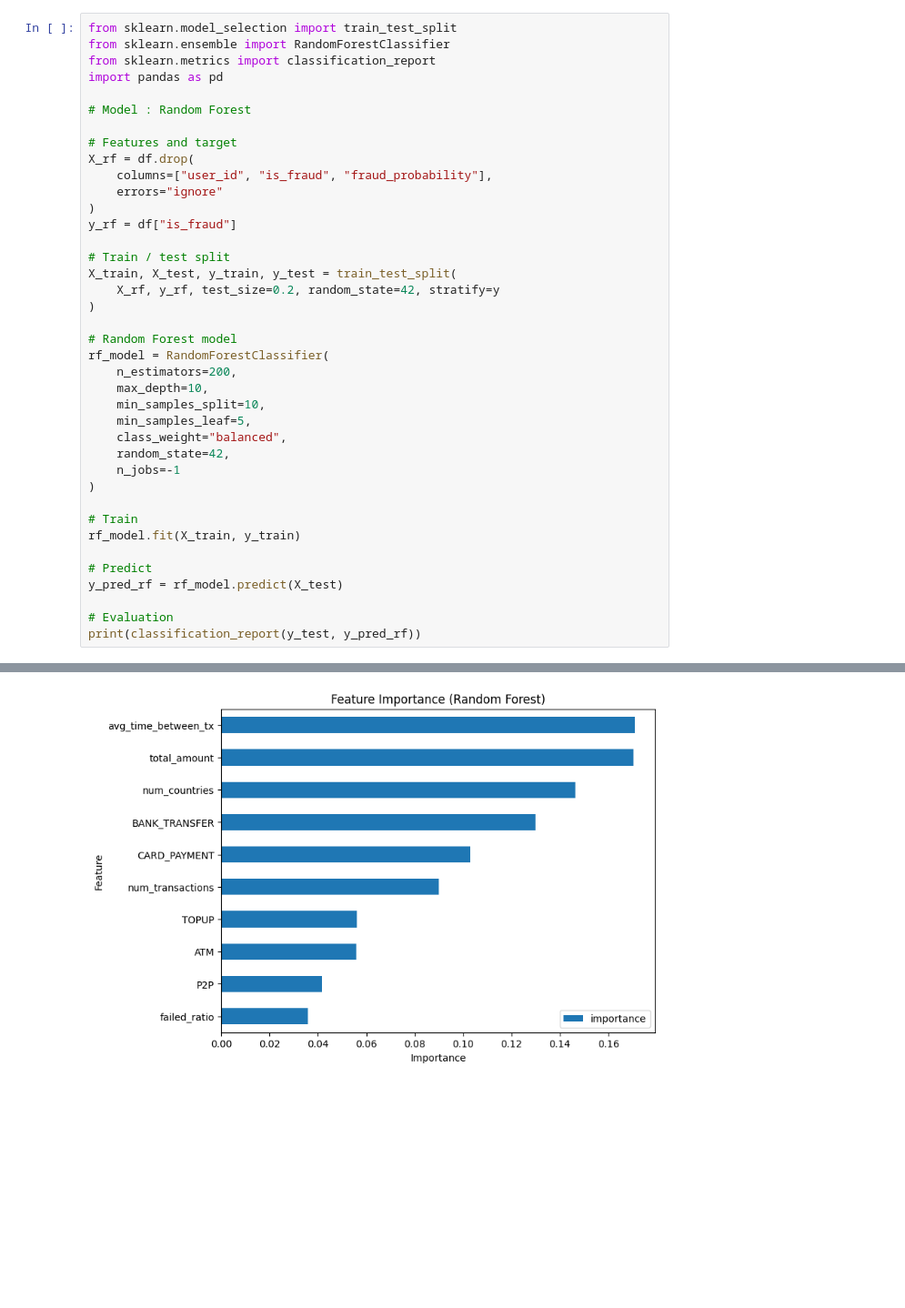
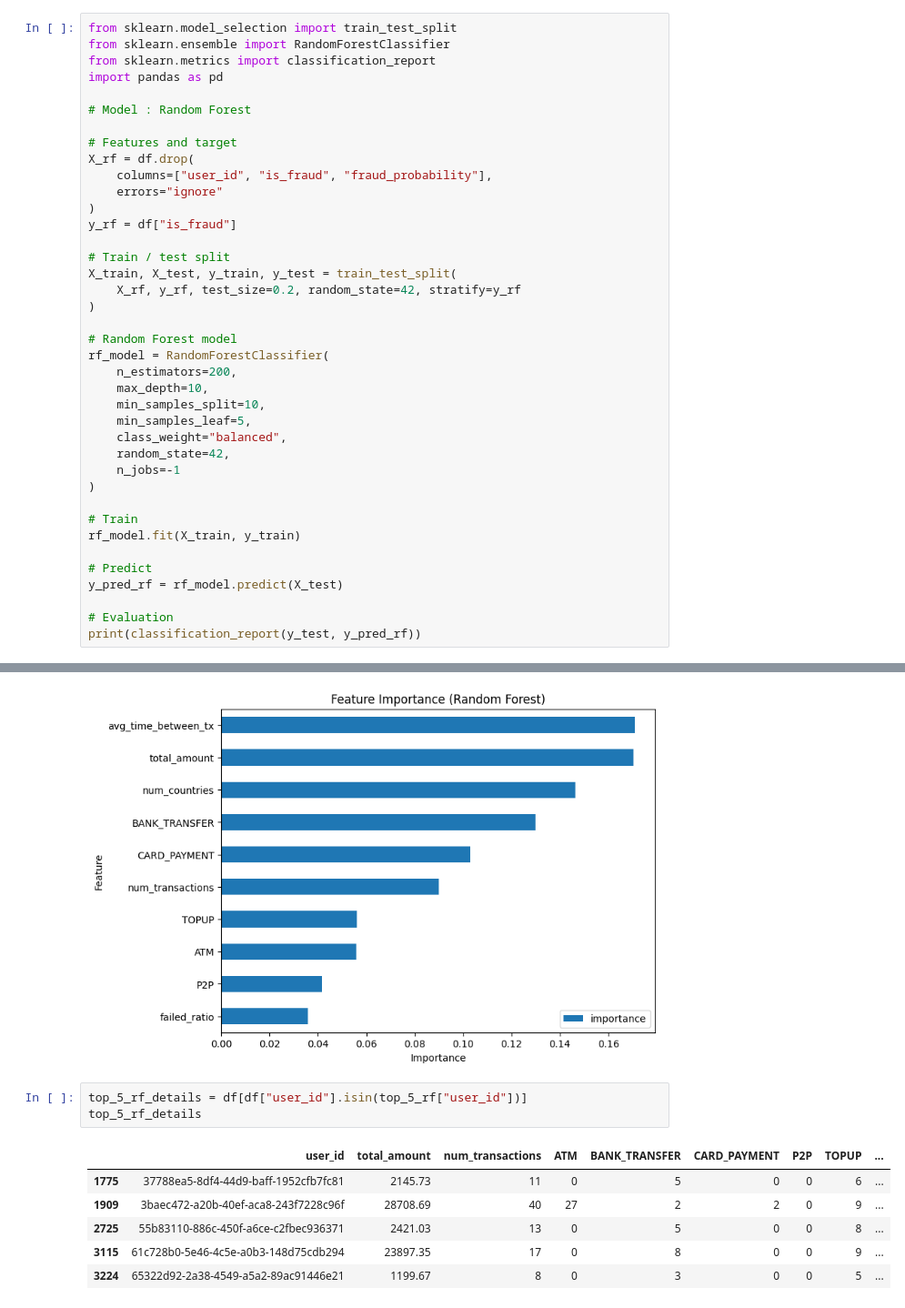
Before and after one commit to iortcacha/dotfiles, a Jupyter notebook: B.ipynb, the cells around one changed output, grey strips where cells are left out. Shown at 91% size. Saved outputs shown, nothing was run; the diff lists cells and outputs as text; blank space fills up the shorter version.

```diff
--- a/B.ipynb
+++ b/B.ipynb
@@ -295,7 +295,7 @@ y_rf = df["is_fraud"]
 
 # Train / test split
 X_train, X_test, y_train, y_test = train_test_split(
-    X_rf, y_rf, test_size=0.2, random_state=42, stratify=y
+    X_rf, y_rf, test_size=0.2, random_state=42, stratify=y_rf
 )
 
 # Random Forest model
@@ -379,3 +379,13 @@ plt.ylabel("Feature")
 plt.show()
 # %% [output]
 [figure]
+# %%
+top_5_rf_details = df[df["user_id"].isin(top_5_rf["user_id"])]
+top_5_rf_details
+# %% [output]
+|  | user_id | total_amount | num_transactions | ATM | BANK_TRANSFER | CARD_PAYMENT | P2P | TOPUP | ... |
+| 1775 | 37788ea5-8df4-44d9-baff-1952cfb7fc81 | 2145.73 | 11 | 0 | 5 | 0 | 0 | 6 | ... |
+| 1909 | 3baec472-a20b-40ef-aca8-243f7228c96f | 28708.69 | 40 | 27 | 2 | 2 | 0 | 9 | ... |
+| 2725 | 55b83110-886c-450f-a6ce-c2fbec936371 | 2421.03 | 13 | 0 | 5 | 0 | 0 | 8 | ... |
+| 3115 | 61c728b0-5e46-4c5e-a0b3-148d75cdb294 | 23897.35 | 17 | 0 | 8 | 0 | 0 | 9 | ... |
+| 3224 | 65322d92-2a38-4549-a5a2-89ac91446e21 | 1199.67 | 8 | 0 | 3 | 0 | 0 | 5 | ... |
```
